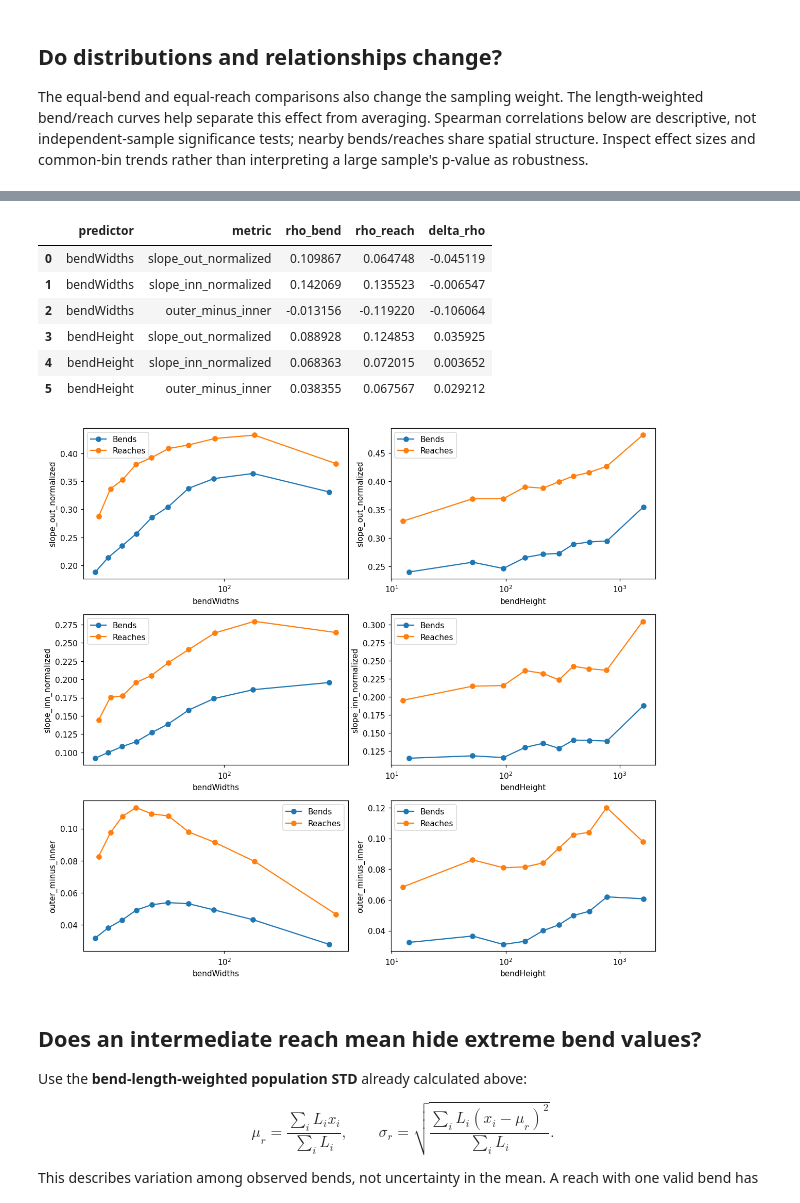
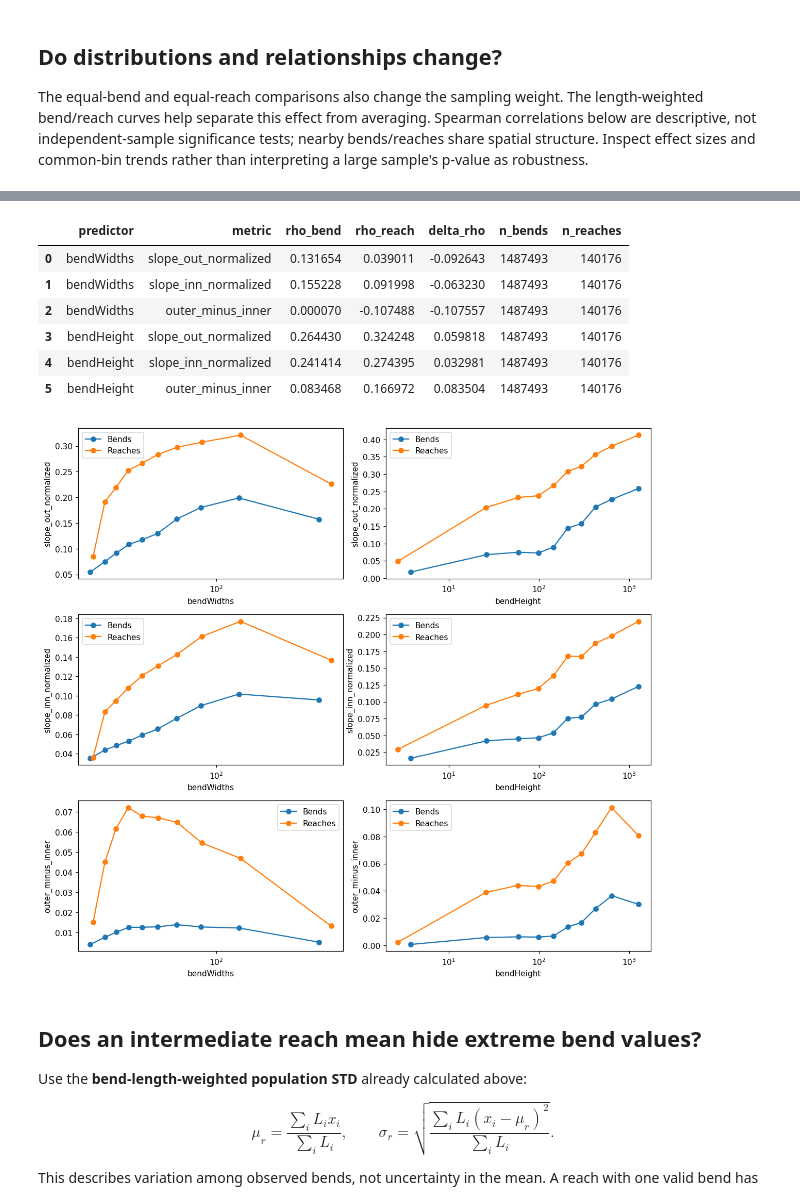
Before and after one commit to niekcde/river-confinement, a Jupyter notebook: analysis/reach_scale_confinement.ipynb, the cells around one changed output, grey strips where cells are left out. Saved outputs shown, nothing was run; the diff lists cells and outputs as text; code cells hidden in the pictures.

Commit message:
docs(notebooks): update reach, map, and VBET analyses
Record the latest reach-scale comparisons and figure workflows alongside the revised orthogonal and VBET validation notebooks.

```diff
--- a/analysis/reach_scale_confinement.ipynb
+++ b/analysis/reach_scale_confinement.ipynb
@@ -172,42 +201,47 @@ plt.show()
 # %%
 relationships = []
 fig, axes = plt.subplots(len(CHECK), 2, figsize=(11, 10), squeeze=False)
 for j, predictor in enumerate(['bendWidths', 'bendHeight']):
+    predictor_reach = reach.loc[reach[predictor + '_coverage'].ge(MIN_COVERAGE)
+                                & reach[predictor].notna()]
+    predictor_bends = b.merge(predictor_reach.reset_index()[KEY], on=KEY, how='inner')
+    predictor_bends = predictor_bends.dropna(subset=[predictor])
     # Shared bin boundaries at both scales, from bend quantiles.
-    edges = np.unique(b[predictor].quantile(np.linspace(0, 1, 11)).to_numpy())
+    edges = np.unique(predictor_bends[predictor].quantile(np.linspace(0, 1, 11)).to_numpy())
     if len(edges) < 3:
         print('Too few unique values for binned trends:', predictor)
         continue
     edges[0], edges[-1] = -np.inf, np.inf
     for i, c in enumerate(CHECK):
-        rb = b[[predictor, c]].corr(method='spearman').iloc[0, 1]
-        rr = reach[[predictor, c]].corr(method='spearman').iloc[0, 1]
+        rb = predictor_bends[[predictor, c]].corr(method='spearman').iloc[0, 1]
+        rr = predictor_reach[[predictor, c]].corr(method='spearman').iloc[0, 1]
         relationships.append({'predictor': predictor, 'metric': c,
-                              'rho_bend': rb, 'rho_reach': rr, 'delta_rho': rr - rb})
-        for frame, label in [(b, 'Bends'), (reach, 'Reaches')]:
+                              'rho_bend': rb, 'rho_reach': rr, 'delta_rho': rr - rb,
+                              'n_bends': len(predictor_bends), 'n_reaches': len(predictor_reach)})
+        for frame, label in [(predictor_bends, 'Bends'), (predictor_reach, 'Reaches')]:
             bins = pd.cut(frame[predictor], edges, include_lowest=True)
             trend = frame.groupby(bins, observed=True).agg(
                 x=(predictor, 'median'), y=(c, 'median'), n=(c, 'count'))
             trend = trend[trend.n >= 10]
             axes[i, j].plot(trend.x, trend.y, 'o-', label=label)
         axes[i, j].set(xlabel=predictor, ylabel=c)
         axes[i, j].set_xscale('symlog', linthresh=1)
         axes[i, j].legend()
 fig.tight_layout()
 fig.savefig(OUT / 'width_elevation_trends.png', dpi=160)
 plt.show()
 relationships = pd.DataFrame(relationships)
 display(relationships)
 relationships.to_csv(OUT / 'relationships.csv', index=False)
 # %% [output]
-|  | predictor | metric | rho_bend | rho_reach | delta_rho |
-| 0 | bendWidths | slope_out_normalized | 0.109867 | 0.064748 | -0.045119 |
-| 1 | bendWidths | slope_inn_normalized | 0.142069 | 0.135523 | -0.006547 |
-| 2 | bendWidths | outer_minus_inner | -0.013156 | -0.119220 | -0.106064 |
-| 3 | bendHeight | slope_out_normalized | 0.088928 | 0.124853 | 0.035925 |
-| 4 | bendHeight | slope_inn_normalized | 0.068363 | 0.072015 | 0.003652 |
-| 5 | bendHeight | outer_minus_inner | 0.038355 | 0.067567 | 0.029212 |
+|  | predictor | metric | rho_bend | rho_reach | delta_rho | n_bends | n_reaches |
+| 0 | bendWidths | slope_out_normalized | 0.131654 | 0.039011 | -0.092643 | 1487493 | 140176 |
+| 1 | bendWidths | slope_inn_normalized | 0.155228 | 0.091998 | -0.063230 | 1487493 | 140176 |
+| 2 | bendWidths | outer_minus_inner | 0.000070 | -0.107488 | -0.107557 | 1487493 | 140176 |
+| 3 | bendHeight | slope_out_normalized | 0.264430 | 0.324248 | 0.059818 | 1487493 | 140176 |
+| 4 | bendHeight | slope_inn_normalized | 0.241414 | 0.274395 | 0.032981 | 1487493 | 140176 |
+| 5 | bendHeight | outer_minus_inner | 0.083468 | 0.166972 | 0.083504 | 1487493 | 140176 |
-[figure, old version]
+[figure, new version]
 # %% [markdown]
 ## Does an intermediate reach mean hide extreme bend values?
 
```
Also changed, not shown: parts of 11 cells of this notebook, 2 other files.
